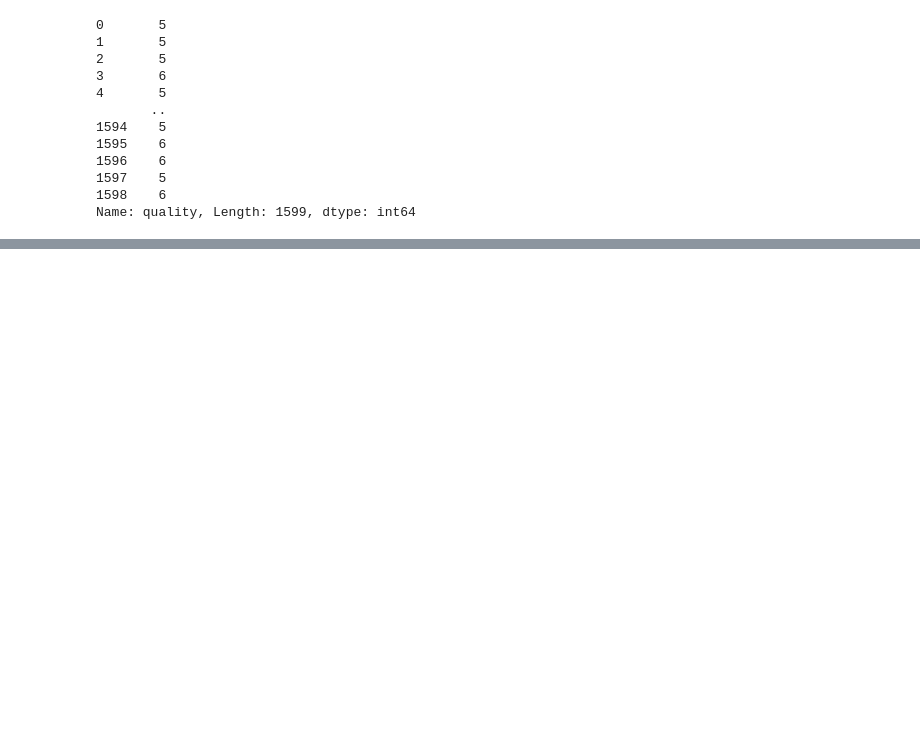
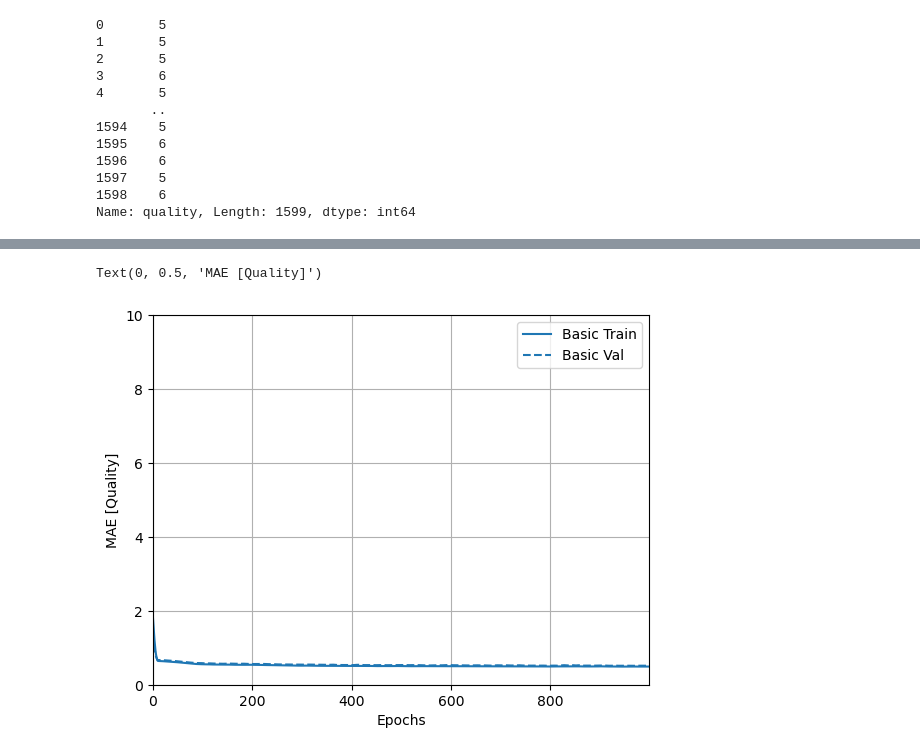
Before and after one commit to sookie22/Final_Project, a Jupyter notebook: red_wine_final.ipynb, the cells around one changed output, grey strips where cells are left out. Cells and saved outputs as stored; diff of their text form; code cells hidden in the pictures; blank space fills up the shorter version.

Commit message:
Tensorflow changes

```diff
--- a/red_wine_final.ipynb
+++ b/red_wine_final.ipynb
@@ -773,0 +742,31 @@ plt.show()
+# %%
+from keras import Sequential
+
+def build_model1():
+  model = tf.keras.Sequential([
+    tf.keras.layers.Dense(64, activation='relu', input_shape=[len(train_dataset.keys())]),
+    tf.keras.layers.Dense(128, activation='relu'),
+    tf.keras.layers.Dense(32, activation='relu'),
+    tf.keras.layers.Dense(16, activation='relu'),
+    tf.keras.layers.Dense(1)
+  ])
+
+  #optimizer = tf.keras.optimizers.RMSprop(0.001)
+
+  model.compile(loss='mse',
+                optimizer='adam',
+                metrics=['mae', 'mse'])
+  return model
+# %%
+model = build_model1()
+# %%
+import tensorflow_docs as tfdocs
+import tensorflow_docs.plots
+import tensorflow_docs.modeling
+
+EPOCHS = 1000
+
+history = model.fit(
+  normed_train_data, train_labels,
+  epochs=EPOCHS, validation_split = 0.2, verbose=0,
+  callbacks=[tfdocs.modeling.EpochDots()])
@@ -773,0 +794,9 @@ plt.show()
+# %%
+plotter = tfdocs.plots.HistoryPlotter(smoothing_std=2)
+# %%
+plotter.plot({'Basic': history}, metric = "mae")
+plt.ylim([0, 10])
+plt.ylabel('MAE [Quality]')
+# %% [output]
+Text(0, 0.5, 'MAE [Quality]')
+[figure, added]
```
Also changed, not shown: parts of 34 cells of this notebook.
